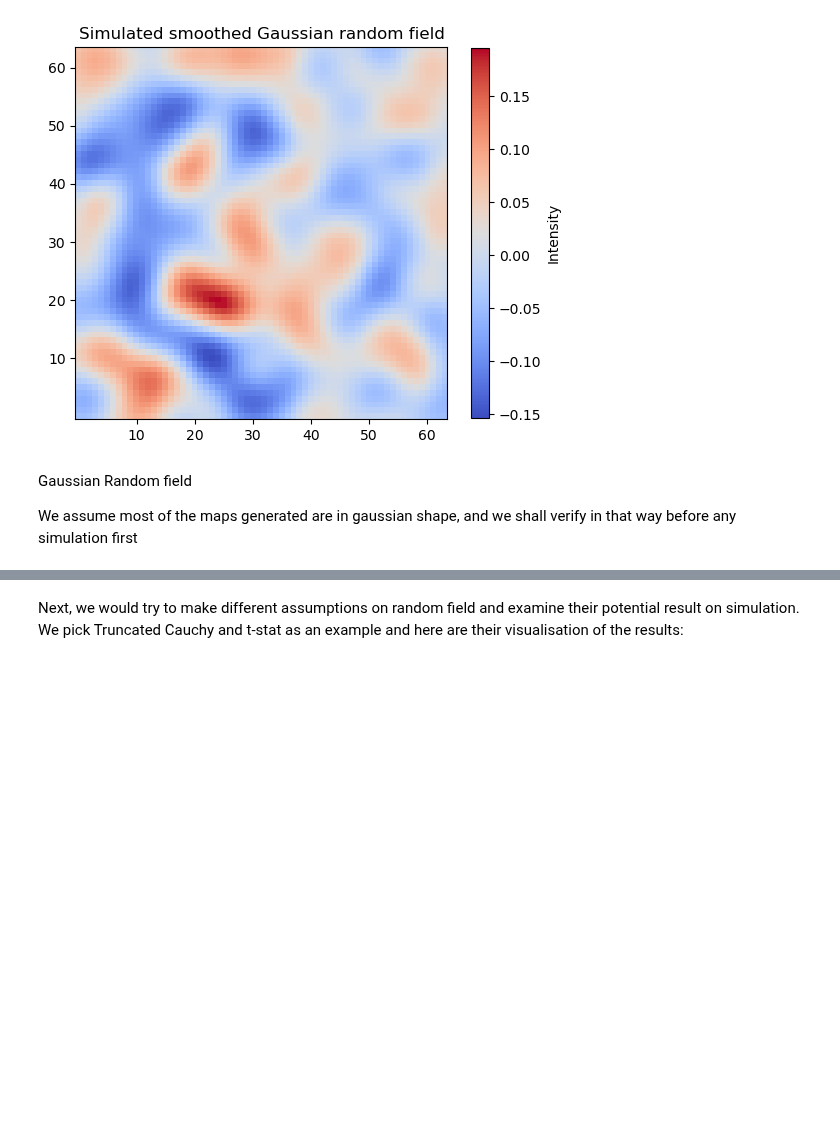
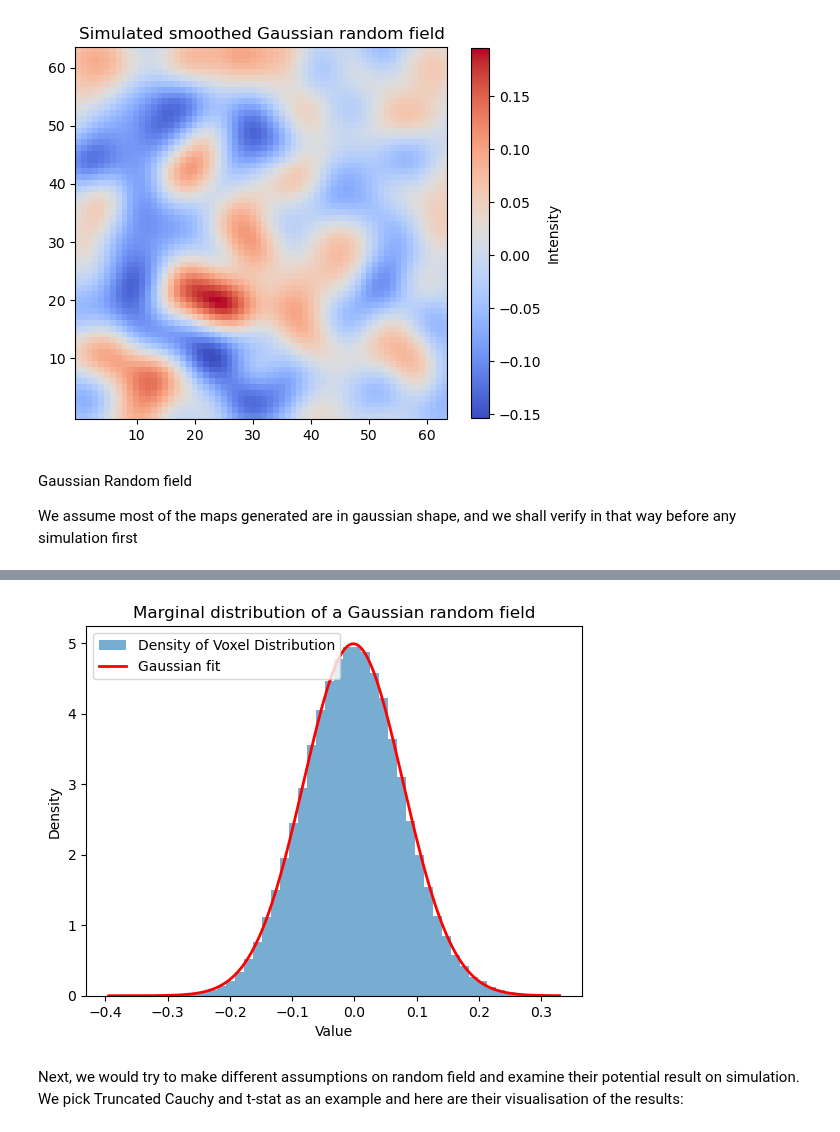
Before and after one commit to lt22412/group_project, a Jupyter notebook: Clusterwise_RFT/Clusterwise_RFT.ipynb, the cells around one changed output, grey strips where cells are left out. Saved outputs shown, nothing was run; the diff lists cells and outputs as text; code cells hidden in the pictures; blank space fills up the shorter version.

```diff
--- a/Clusterwise_RFT/Clusterwise_RFT.ipynb
+++ b/Clusterwise_RFT/Clusterwise_RFT.ipynb
@@ -290,3 +290,24 @@ plt.show()
+# %%
+data = hf.simulate_null_data_3D(n_subj=20, img_side=64, sigma=1.5, method = "normal")
+field = data[10]  # one realization
+
+vals = field.ravel()
+
+
+plt.hist(vals, bins=50, density=True, alpha=0.6, label="Density of Voxel Distribution")
+
+# Overlay fitted Gaussian
+mu, std = np.mean(vals), np.std(vals)
+x = np.linspace(vals.min(), vals.max(), 200)
+plt.plot(x, norm.pdf(x, mu, std), 'r', lw=2, label="Gaussian fit")
+
+plt.xlabel("Value")
+plt.ylabel("Density")
+plt.title("Marginal distribution of a Gaussian random field")
+plt.legend()
+plt.show()
+# %% [output]
+[figure, added]
 # %% [markdown]
 Next, we would try to make different assumptions on random field and examine their potential result on simulation.
 We pick Truncated Cauchy and t-stat as an example and here are their visualisation of the results:
```
Also changed, not shown: parts of 24 cells of this notebook, 27 other files.
